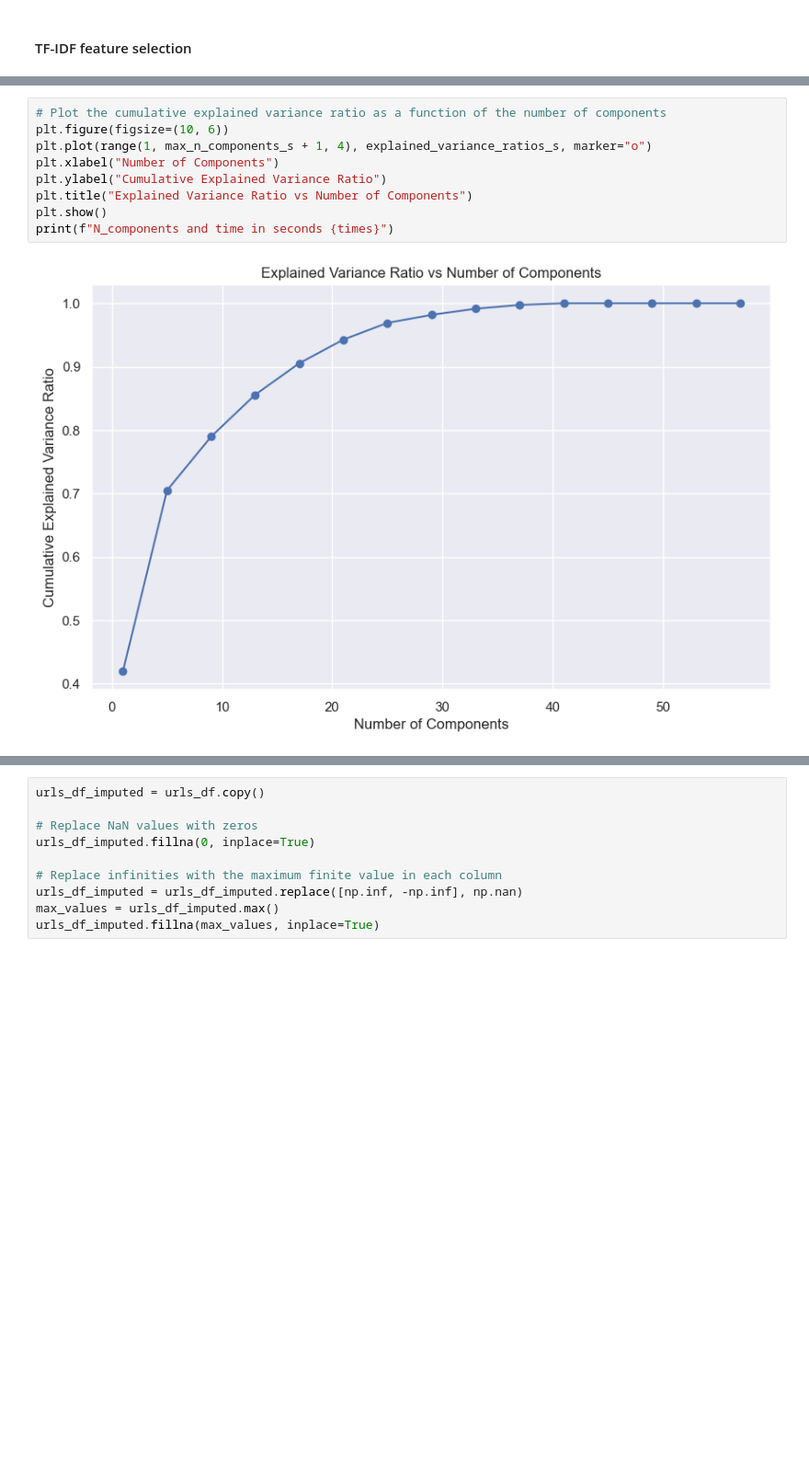
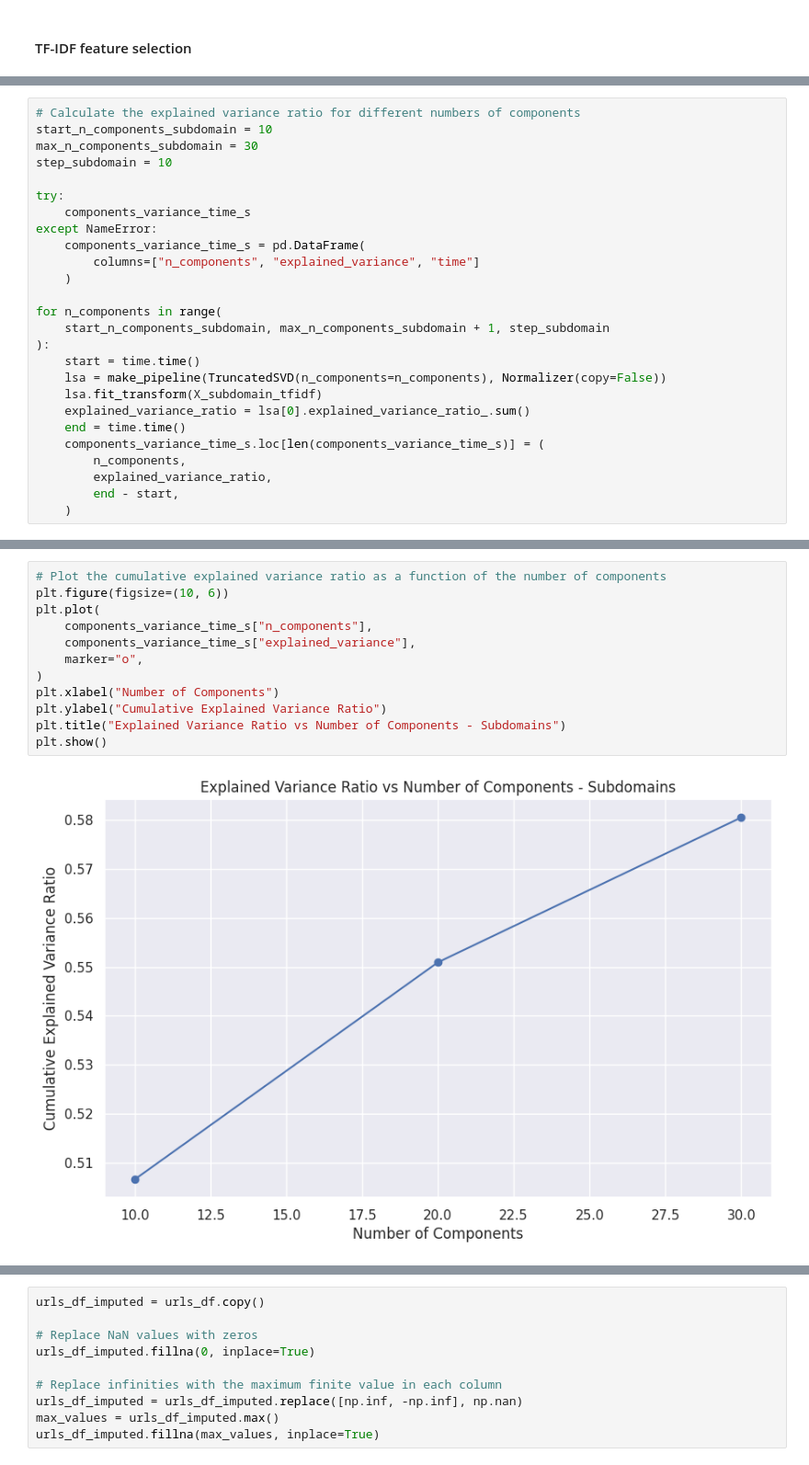
Before and after one commit to Kairixir/URL-domain-name-clustering, a Jupyter notebook: bachelor_thesis.ipynb, the cells around one changed output, grey strips where cells are left out. Shown at 92% size. Drawn from its saved outputs; the diff is of its cells as text; blank space fills up the shorter version.

Commit message:
feat: update feature selection
make search for n_components in TruncateSVD work; attempt parallelisation

```diff
--- a/bachelor_thesis.ipynb
+++ b/bachelor_thesis.ipynb
@@ -429,0 +461,26 @@ KeyboardInterrupt
+# %%
+# Calculate the explained variance ratio for different numbers of components
+start_n_components_subdomain = 10
+max_n_components_subdomain = 30
+step_subdomain = 10
+
+try:
+    components_variance_time_s
+except NameError:
+    components_variance_time_s = pd.DataFrame(
+        columns=["n_components", "explained_variance", "time"]
+    )
+
+for n_components in range(
+    start_n_components_subdomain, max_n_components_subdomain + 1, step_subdomain
+):
+    start = time.time()
+    lsa = make_pipeline(TruncatedSVD(n_components=n_components), Normalizer(copy=False))
+    lsa.fit_transform(X_subdomain_tfidf)
+    explained_variance_ratio = lsa[0].explained_variance_ratio_.sum()
+    end = time.time()
+    components_variance_time_s.loc[len(components_variance_time_s)] = (
+        n_components,
+        explained_variance_ratio,
+        end - start,
+    )
@@ -456,11 +508,14 @@ for n_components in range(1, max_n_components_s + 1, 4):
 # %%
 # Plot the cumulative explained variance ratio as a function of the number of components
 plt.figure(figsize=(10, 6))
-plt.plot(range(1, max_n_components_s + 1, 4), explained_variance_ratios_s, marker="o")
+plt.plot(
+    components_variance_time_s["n_components"],
+    components_variance_time_s["explained_variance"],
+    marker="o",
+)
 plt.xlabel("Number of Components")
 plt.ylabel("Cumulative Explained Variance Ratio")
-plt.title("Explained Variance Ratio vs Number of Components")
+plt.title("Explained Variance Ratio vs Number of Components - Subdomains")
 plt.show()
-print(f"N_components and time in seconds {times}")
 # %% [output]
-[figure, old version]
+[figure, new version]
```
Also changed, not shown: parts of 17 cells of this notebook, 3 other files.
